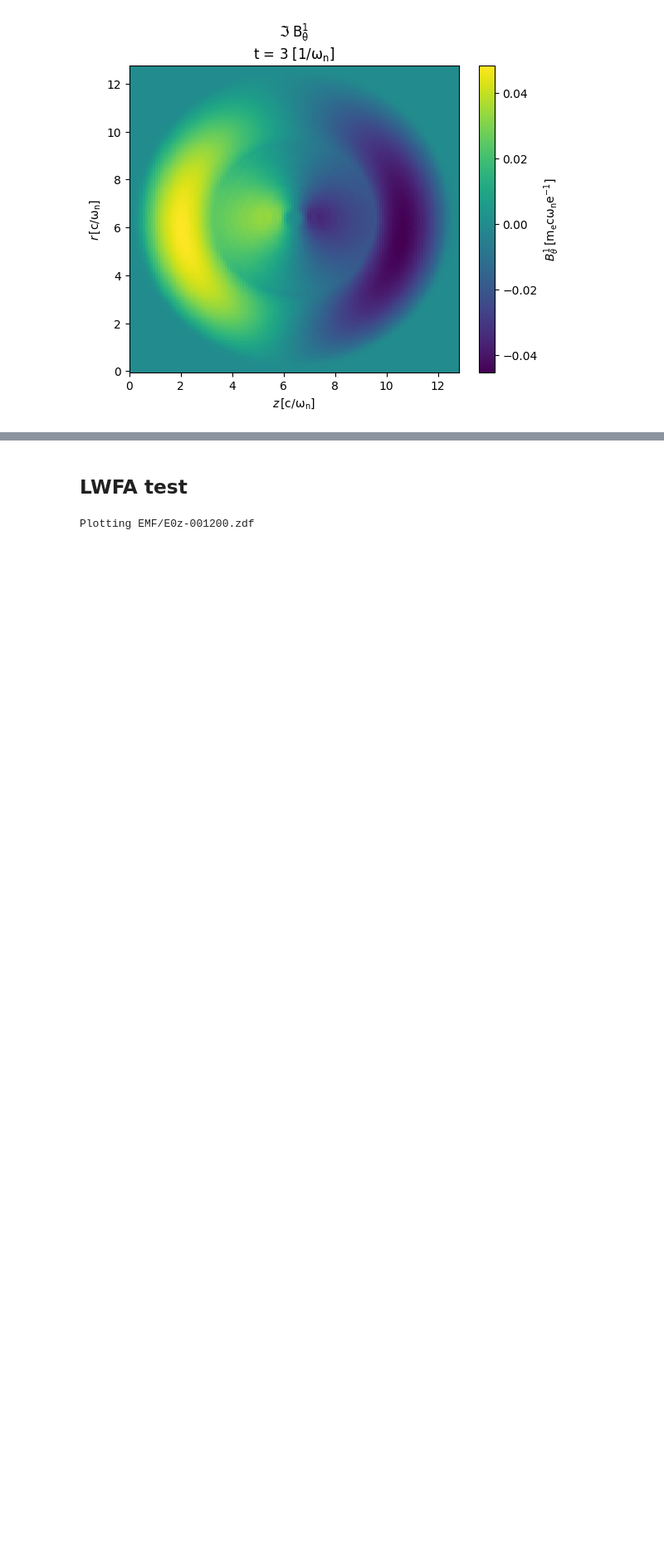
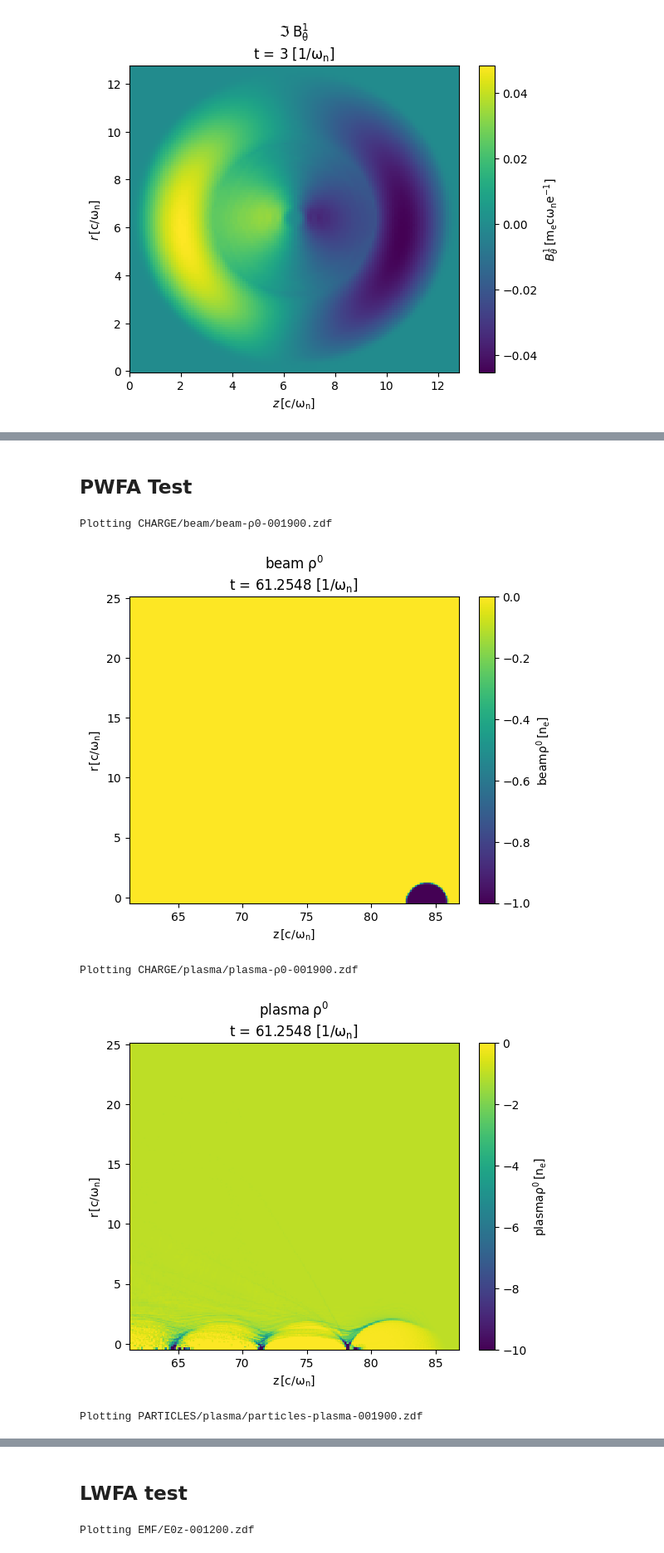
Before and after one commit to ricardo-fonseca/zpic-parallel, a Jupyter notebook: cuda/q3d/Debug-q3d.ipynb, the cells around one changed output, grey strips where cells are left out. Shown at 83% size. Saved outputs shown, nothing was run; the diff lists cells and outputs as text; code cells hidden in the pictures; blank space fills up the shorter version.

```diff
--- a/cuda/q3d/Debug-q3d.ipynb
+++ b/cuda/q3d/Debug-q3d.ipynb
@@ -217,0 +246,23 @@ visxd.complex_grid2d(fname("B1θ", iter), part = 'imag' )
+# %% [markdown]
+## PWFA Test
+# %%
+import visxd
+
+iter = 1900
+
+visxd.plot_data("CHARGE/beam/beam-ρ0", iter )
+visxd.plot_data("CHARGE/plasma/plasma-ρ0", iter, vmin = -10 )
+
+visxd.plot_part("PARTICLES/plasma/particles-plasma", iter, qy = 'uz' )
+
+# visxd.plot_data("CURRENT/J0z", iter )
+
+
+# visxd.plot_data("EMF/E0z", iter )
+# visxd.plot_data("EMF/E0r", iter )
+# %% [output]
+Plotting CHARGE/beam/beam-ρ0-001900.zdf
+[figure, added]
+Plotting CHARGE/plasma/plasma-ρ0-001900.zdf
+[figure, added]
+Plotting PARTICLES/plasma/particles-plasma-001900.zdf
```
Also changed, not shown: parts of 10 cells of this notebook, 10 other files.
